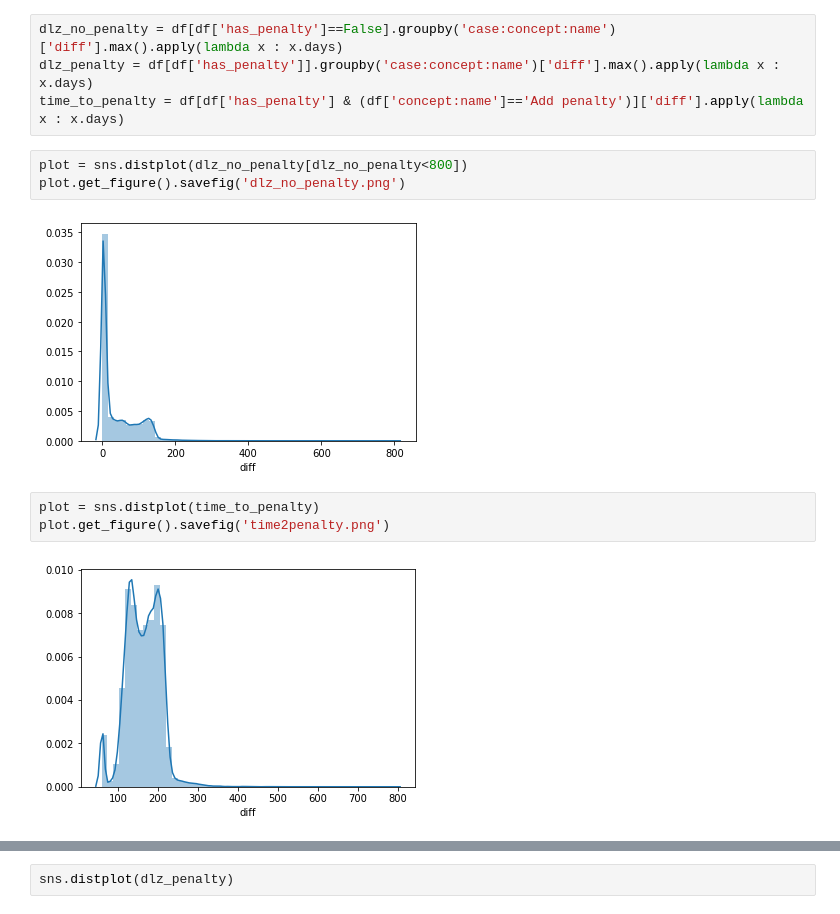
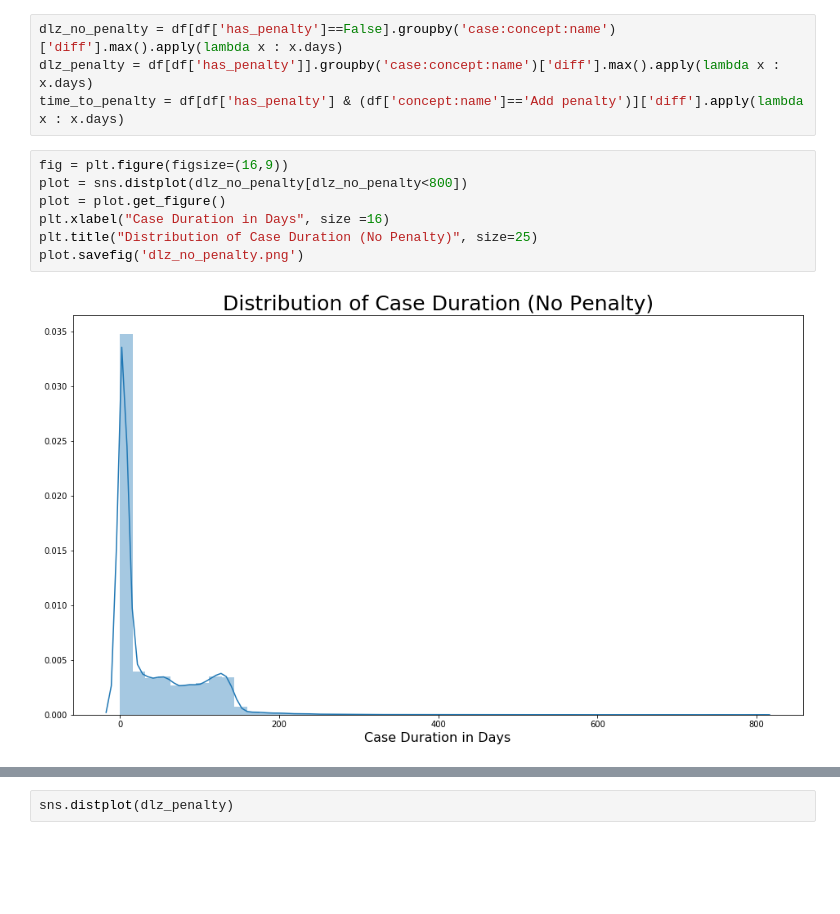
Before and after one commit to brunompacheco/APM-A2, a Jupyter notebook: notebooks/APM_Assignment_2_Q3.ipynb, the cells around one changed output, grey strips where cells are left out. Cells and saved outputs as stored; diff of their text form; blank space fills up the shorter version.

```diff
--- a/notebooks/APM_Assignment_2_Q3.ipynb
+++ b/notebooks/APM_Assignment_2_Q3.ipynb
@@ -249,13 +280,12 @@ plot.get_figure().savefig('baselineVar.png')
 dlz_no_penalty = df[df['has_penalty']==False].groupby('case:concept:name')['diff'].max().apply(lambda x : x.days)
 dlz_penalty = df[df['has_penalty']].groupby('case:concept:name')['diff'].max().apply(lambda x : x.days)
 time_to_penalty = df[df['has_penalty'] & (df['concept:name']=='Add penalty')]['diff'].apply(lambda x : x.days)
-# %%
-plot = sns.distplot(dlz_no_penalty[dlz_no_penalty<800])
-plot.get_figure().savefig('dlz_no_penalty.png')
-# %% [output]
-[figure, removed]
-# %%
-plot = sns.distplot(time_to_penalty)
-plot.get_figure().savefig('time2penalty.png')
-# %% [output]
-[figure, removed]
+# %%
+fig = plt.figure(figsize=(16,9))
+plot = sns.distplot(dlz_no_penalty[dlz_no_penalty<800])
+plot = plot.get_figure()
+plt.xlabel("Case Duration in Days", size =16)
+plt.title("Distribution of Case Duration (No Penalty)", size=25)
+plot.savefig('dlz_no_penalty.png')
+# %% [output]
+[figure, added]
```
Also changed, not shown: parts of 25 cells of this notebook, 4 other files.
